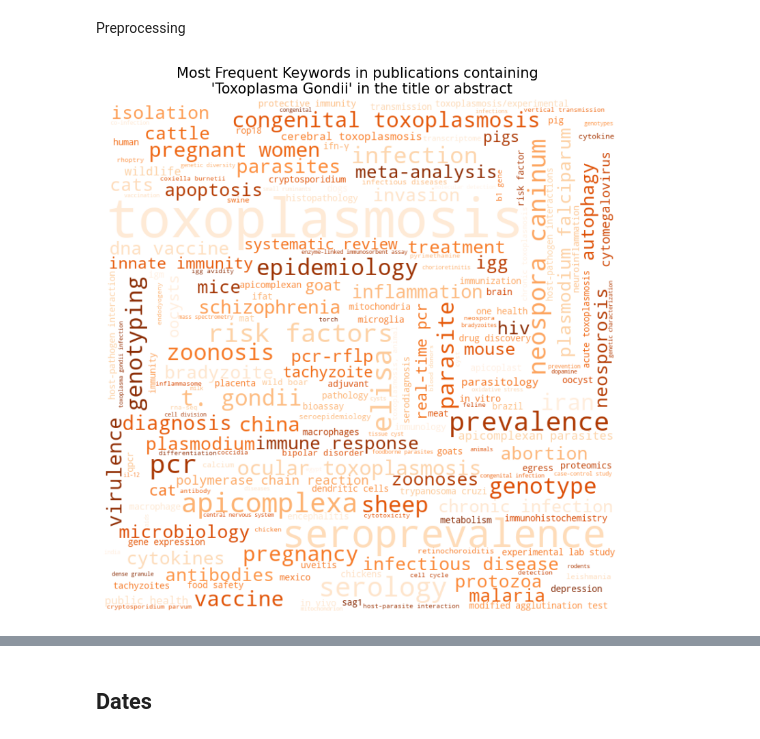
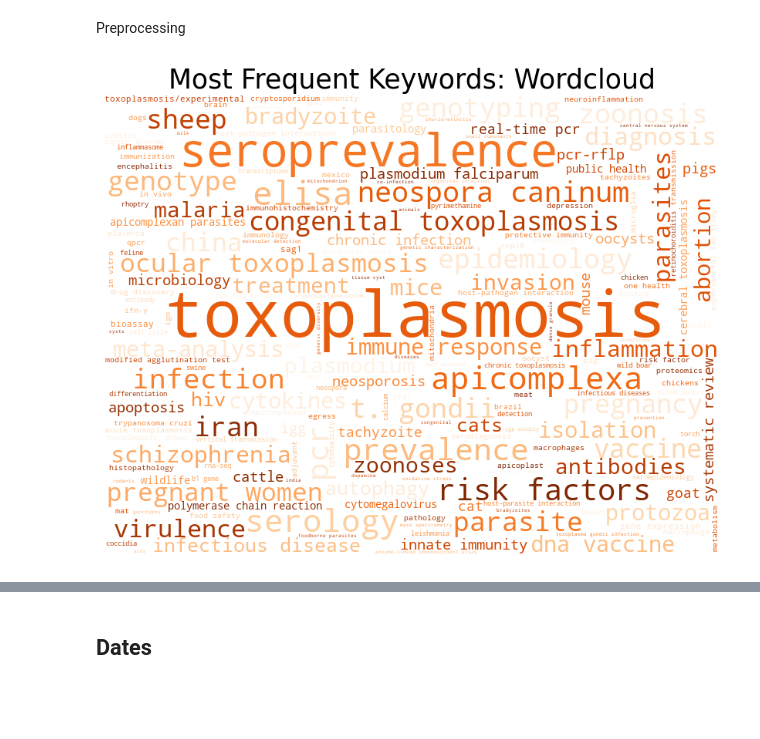
Before and after one commit to giocoal/toxoplasma-gondii-pubmed-acquisition-and-analysis, a Jupyter notebook: 2_Topic_Modelling_Updated.ipynb, the cells around one changed output, grey strips where cells are left out. Saved outputs shown, nothing was run; the diff lists cells and outputs as text; code cells hidden in the pictures; blank space fills up the shorter version.

```diff
--- a/2_Topic_Modelling_Updated.ipynb
+++ b/2_Topic_Modelling_Updated.ipynb
@@ -213,21 +284,21 @@ data['Keyword List'] = data['Keyword List'].apply(lambda x: [item.strip().lower(
 # %%
 from wordcloud import WordCloud
 
 # Create data
 keywords = data['Keyword List'].explode()
 keywords = keywords[keywords != 'toxoplasma gondii']
 keywords = keywords[keywords != 'toxoplasma']
 keywords = keywords.value_counts()
 keywords_dict = keywords.to_dict()
 
 # Create plot
-wordcloud = WordCloud(width=800, height=800, background_color='white', colormap='Oranges')
+wordcloud = WordCloud(width=800, height=600, background_color='white', colormap='Oranges')
 wordcloud.generate_from_frequencies(keywords_dict)
 plt.figure(figsize=(8, 8), facecolor=None)
 plt.imshow(wordcloud, interpolation='bilinear')
 plt.axis('off')
-plt.title('Most Frequent Keywords in publications containing \n \'Toxoplasma Gondii\' in the title or abstract', fontsize=15)
+plt.title('Most Frequent Keywords: Wordcloud', fontsize=25)
 plt.tight_layout(pad=0)
 plt.show()
 # %% [output]
-[figure, old version]
+[figure, new version]
```
Also changed, not shown: parts of 36 cells of this notebook, 1 other file.
